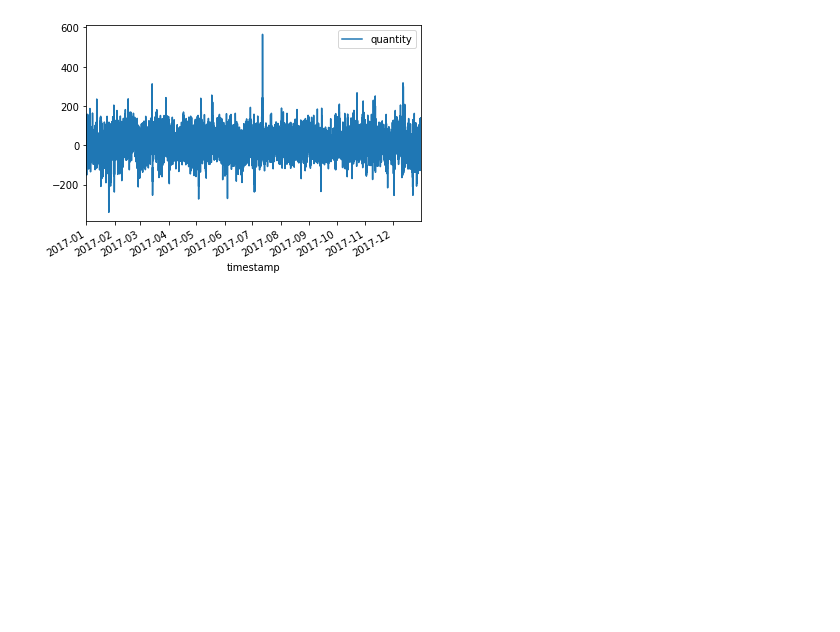
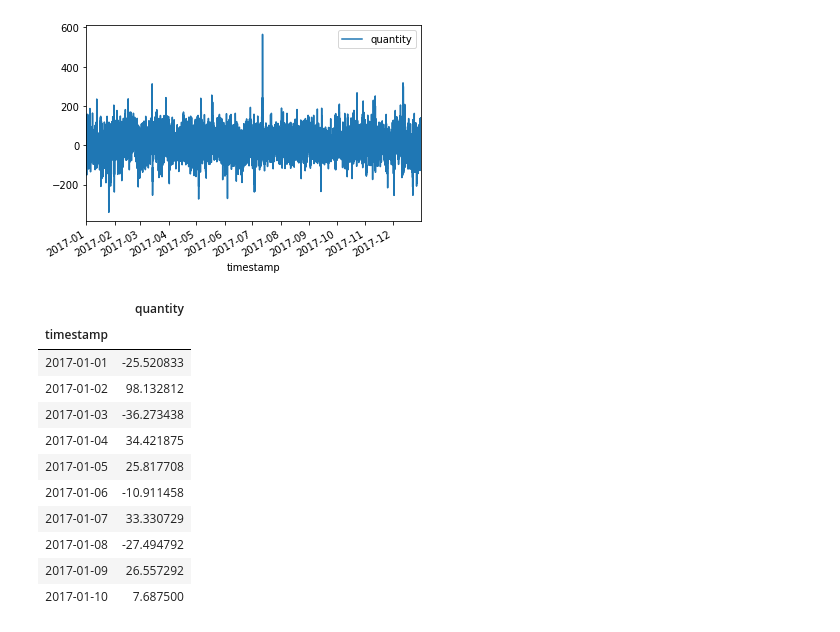
Before and after one commit to camilo-s/Aufgabe, a Jupyter notebook: aufgabe_draft.ipynb, the cells around one changed output. Saved outputs shown, nothing was run; the diff lists cells and outputs as text; code cells hidden in the pictures; blank space fills up the shorter version.

```diff
--- a/aufgabe_draft.ipynb
+++ b/aufgabe_draft.ipynb
@@ -116,3 +116,22 @@ dev_2017.plot()
 # %% [output]
 <matplotlib.axes._subplots.AxesSubplot at 0x...>
 [figure]
+# %%
+# since we are interested in the relation between daily average
+# consumption and daily average temperature, aggregate the
+# consumption data on a daily basis
+dev_2017_daily = dev_2017.resample('D').mean()
+dev_2017_daily.head(10)
+# %% [output]
+|  | quantity |
+| timestamp |  |
+| 2017-01-01 | -25.520833 |
+| 2017-01-02 | 98.132812 |
+| 2017-01-03 | -36.273438 |
+| 2017-01-04 | 34.421875 |
+| 2017-01-05 | 25.817708 |
+| 2017-01-06 | -10.911458 |
+| 2017-01-07 | 33.330729 |
+| 2017-01-08 | -27.494792 |
+| 2017-01-09 | 26.557292 |
+| 2017-01-10 | 7.687500 |
```
Also changed, not shown: parts of 3 cells of this notebook.
